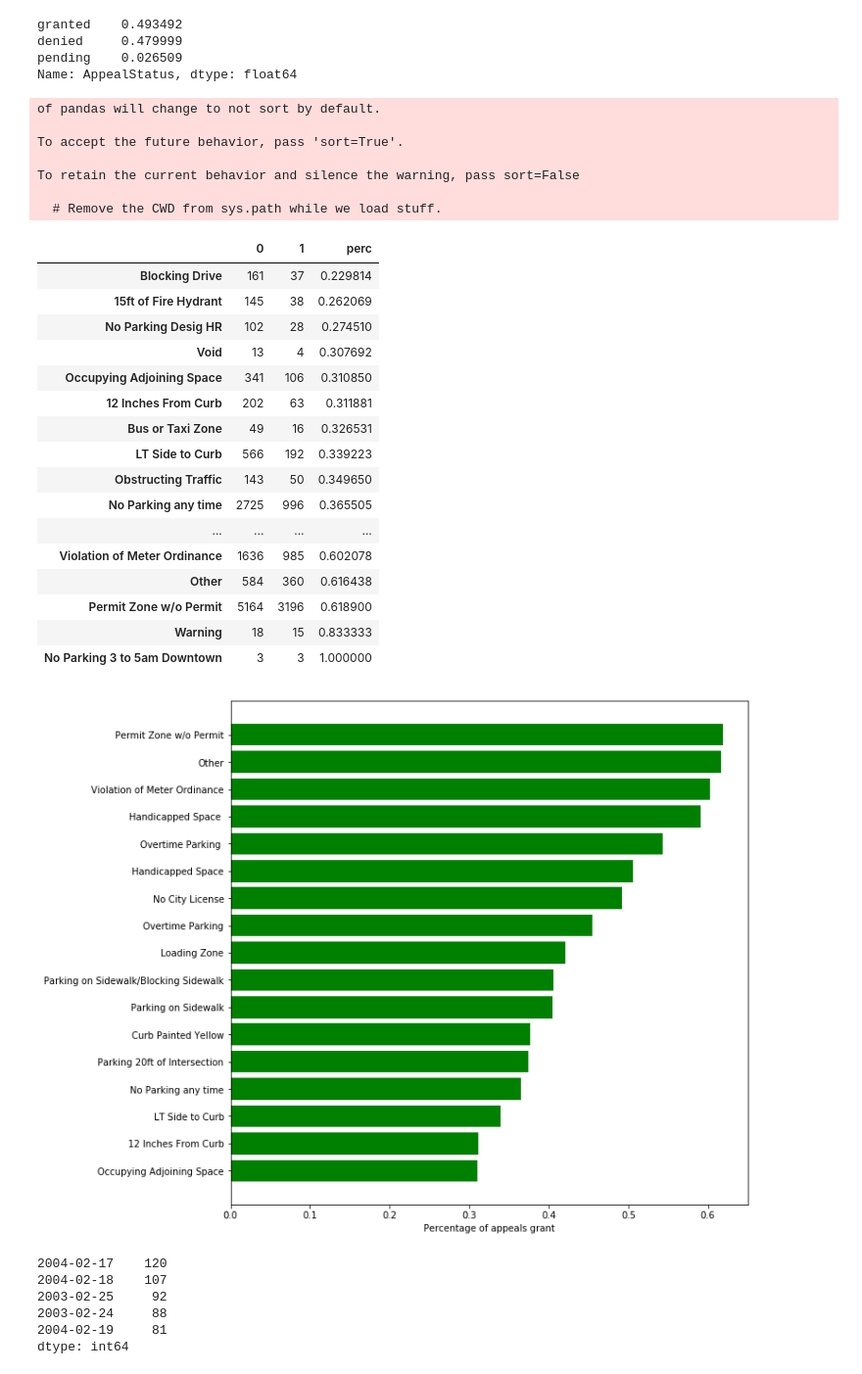
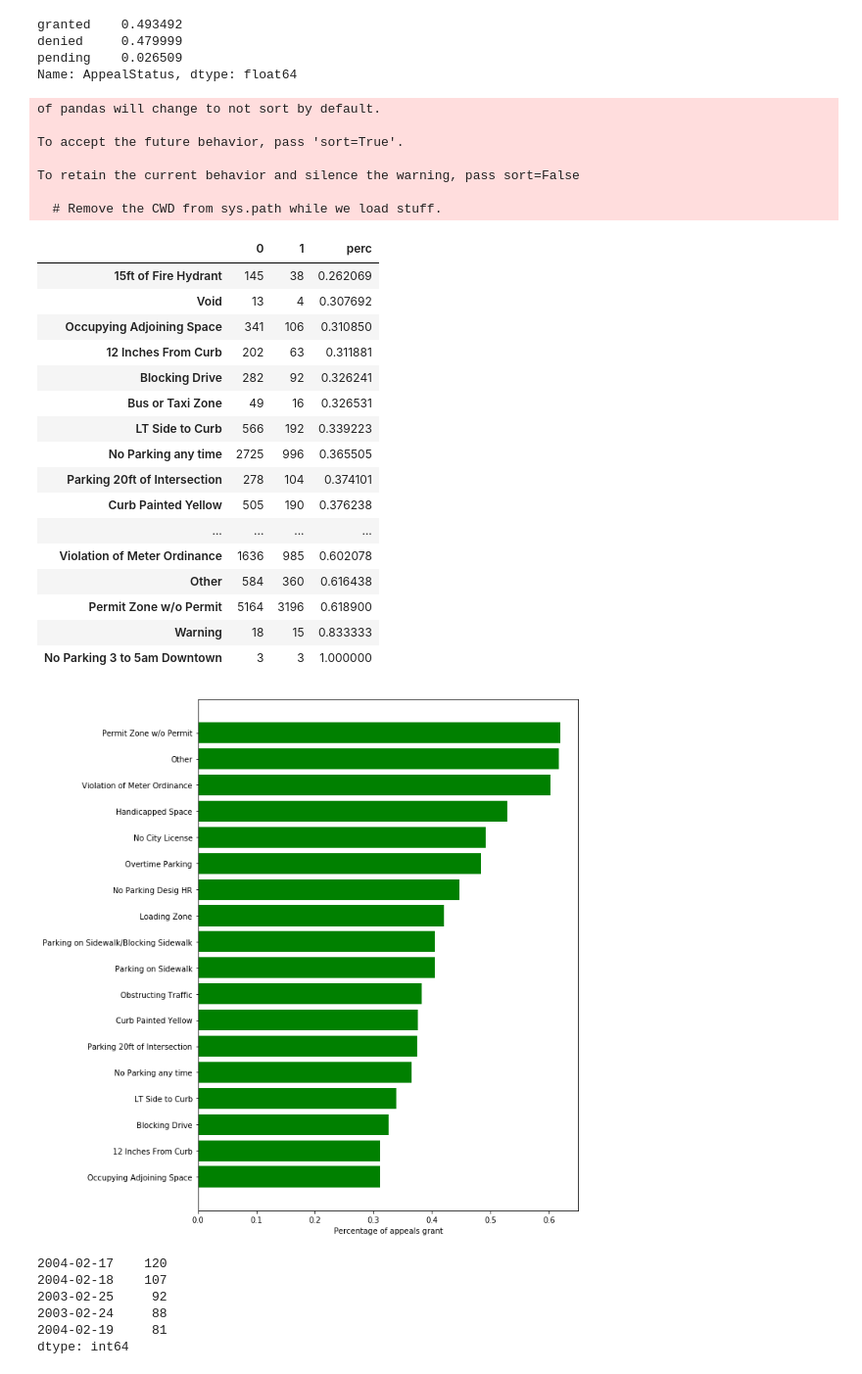
Before and after one commit to andrewbovey/Charlottesville-Parking-Tickets, a Jupyter notebook: Appeal_Data_Exploration.ipynb, the cells around one changed output. Shown: that part at 98% size. Cells and saved outputs as stored; diff of their text form; code cells hidden in the pictures.

```diff
--- a/Appeal_Data_Exploration.ipynb
+++ b/Appeal_Data_Exploration.ipynb
@@ -30,2 +30,5 @@ pending      721
 denied     13055
 dtype: int64
+# %%
+appeal['ViolationDescription'] = appeal['ViolationDescription'].str.strip()
+appeal
@@ -59,16 +86,16 @@ To retain the current behavior and silence the warning, pass sort=False
 
   # Remove the CWD from sys.path while we load stuff.
 |  | 0 | 1 | perc |
-| Blocking Drive | 161 | 37 | 0.229814 |
 | 15ft of Fire Hydrant | 145 | 38 | 0.262069 |
-| No Parking Desig HR | 102 | 28 | 0.274510 |
 | Void | 13 | 4 | 0.307692 |
 | Occupying Adjoining Space | 341 | 106 | 0.310850 |
 | 12 Inches From Curb | 202 | 63 | 0.311881 |
+| Blocking Drive | 282 | 92 | 0.326241 |
 | Bus or Taxi Zone | 49 | 16 | 0.326531 |
 | LT Side to Curb | 566 | 192 | 0.339223 |
-| Obstructing Traffic | 143 | 50 | 0.349650 |
 | No Parking any time | 2725 | 996 | 0.365505 |
+| Parking 20ft of Intersection | 278 | 104 | 0.374101 |
+| Curb Painted Yellow | 505 | 190 | 0.376238 |
 | ... | ... | ... | ... |
 | Violation of Meter Ordinance | 1636 | 985 | 0.602078 |
 | Other | 584 | 360 | 0.616438 |
@@ -78,14 +105,16 @@ To retain the current behavior and silence the warning, pass sort=False
 # %%
 appealgranteddfshort = appealgranteddf[(appealgranteddf[0] > 200)]
 appealgranteddfshort = appealgranteddfshort.sort_values(by=['perc'])
 ind = appealgranteddfshort.index.values
 fig, ax = plt.subplots()
 ax.barh(ind,appealgranteddfshort['perc'],  align='center',
         color='green')
 ax.set_xlabel('Percentage of appeals grant')
 plt.rcParams['figure.figsize'] = [10, 10]
+plt.tight_layout()
+plt.savefig('appealsuccess.png')
 # %% [output]
-[figure, old version]
+[figure, new version]
 # %%
 #value counts for days when there were many appeals
 appealbyday = pd.value_counts(appeal['Date'].values, sort=True)
```
Also changed, not shown: parts of 7 cells of this notebook.
